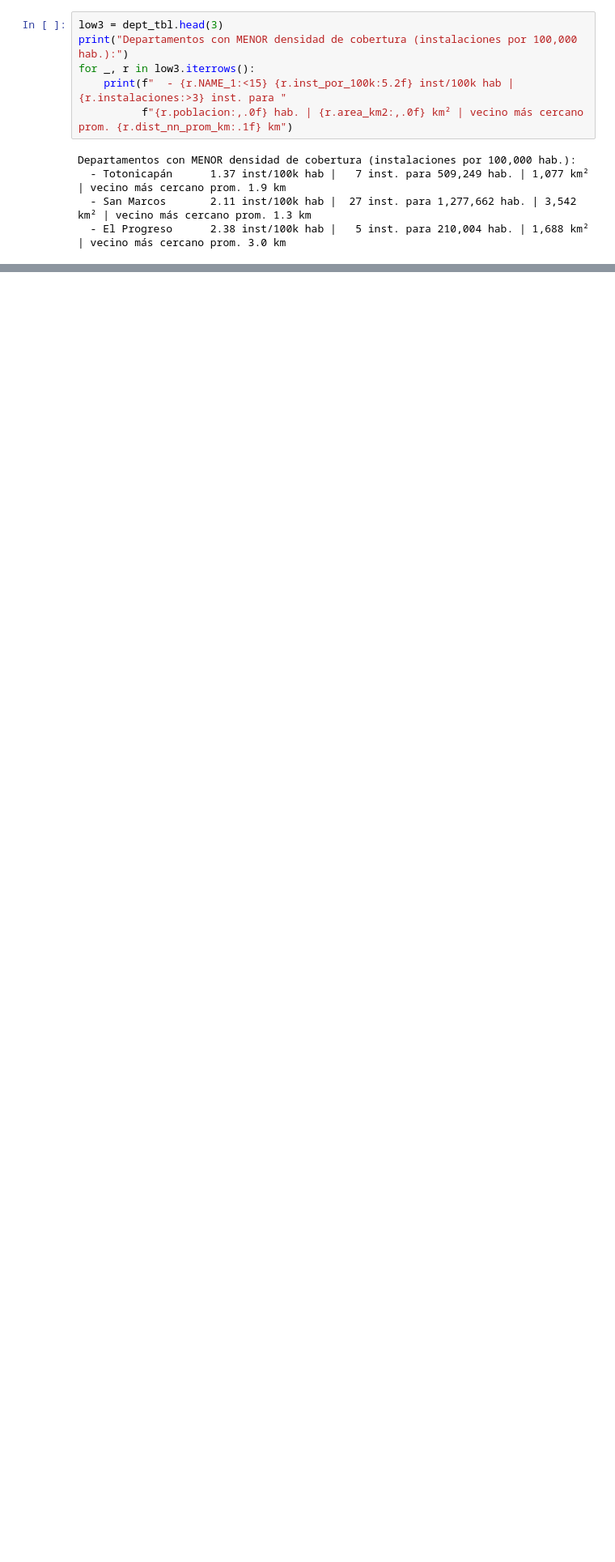
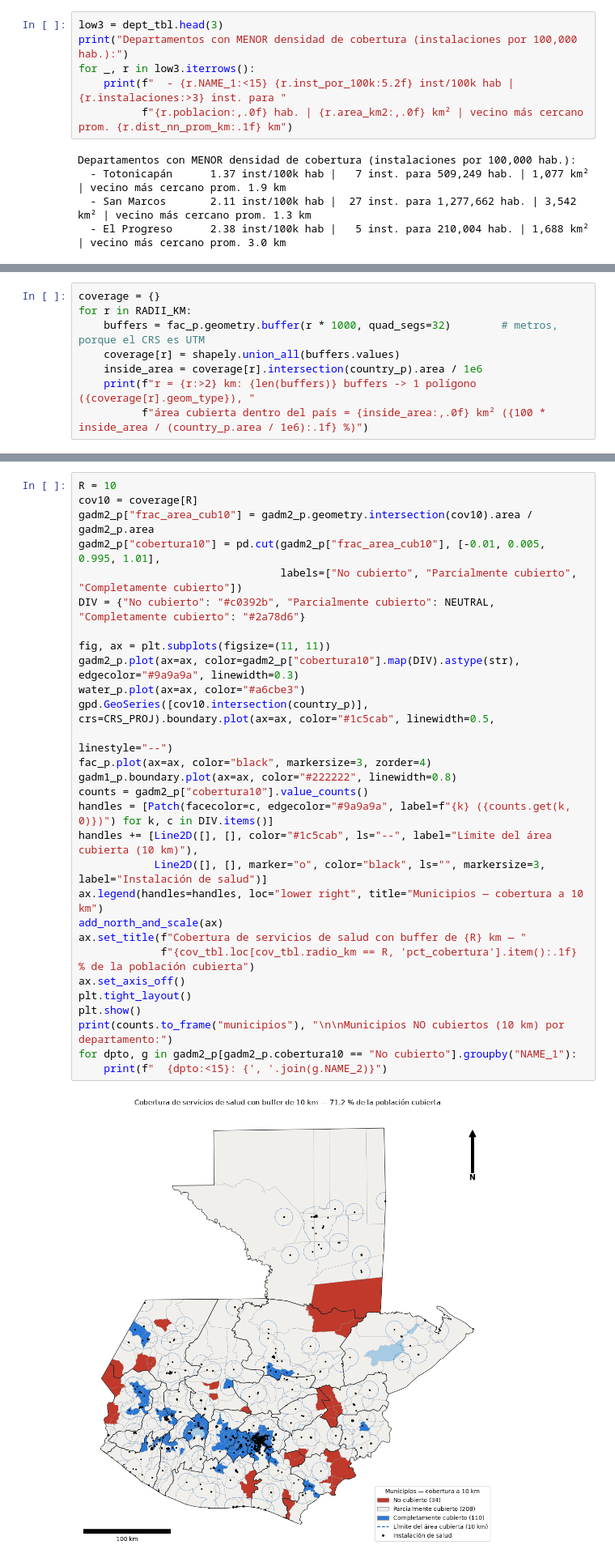
Before and after one commit to Branuvg/lab5_modsim, a Jupyter notebook: lab5.ipynb, the cells around one changed output, grey strips where cells are left out. Shown at 81% size. Saved outputs shown, nothing was run; the diff lists cells and outputs as text; blank space fills up the shorter version.

Commit message:
Task 1.3: buffers de cobertura y poblacion cubierta

```diff
--- a/lab5.ipynb
+++ b/lab5.ipynb
@@ -511,0 +519,8 @@ Departamentos con MENOR densidad de cobertura (instalaciones por 100,000 hab.):
+# %%
+coverage = {}
+for r in RADII_KM:
+    buffers = fac_p.geometry.buffer(r * 1000, quad_segs=32)        # metros, porque el CRS es UTM
+    coverage[r] = shapely.union_all(buffers.values)
+    inside_area = coverage[r].intersection(country_p).area / 1e6
+    print(f"r = {r:>2} km: {len(buffers)} buffers -> 1 polígono ({coverage[r].geom_type}), "
+          f"área cubierta dentro del país = {inside_area:,.0f} km² ({100 * inside_area / (country_p.area / 1e6):.1f} %)")
@@ -511,0 +571,31 @@ Departamentos con MENOR densidad de cobertura (instalaciones por 100,000 hab.):
+# %%
+R = 10
+cov10 = coverage[R]
+gadm2_p["frac_area_cub10"] = gadm2_p.geometry.intersection(cov10).area / gadm2_p.area
+gadm2_p["cobertura10"] = pd.cut(gadm2_p["frac_area_cub10"], [-0.01, 0.005, 0.995, 1.01],
+                                labels=["No cubierto", "Parcialmente cubierto", "Completamente cubierto"])
+DIV = {"No cubierto": "#c0392b", "Parcialmente cubierto": NEUTRAL, "Completamente cubierto": "#2a78d6"}
+
+fig, ax = plt.subplots(figsize=(11, 11))
+gadm2_p.plot(ax=ax, color=gadm2_p["cobertura10"].map(DIV).astype(str), edgecolor="#9a9a9a", linewidth=0.3)
+water_p.plot(ax=ax, color="#a6cbe3")
+gpd.GeoSeries([cov10.intersection(country_p)], crs=CRS_PROJ).boundary.plot(ax=ax, color="#1c5cab", linewidth=0.5,
+                                                                         linestyle="--")
+fac_p.plot(ax=ax, color="black", markersize=3, zorder=4)
+gadm1_p.boundary.plot(ax=ax, color="#222222", linewidth=0.8)
+counts = gadm2_p["cobertura10"].value_counts()
+handles = [Patch(facecolor=c, edgecolor="#9a9a9a", label=f"{k} ({counts.get(k, 0)})") for k, c in DIV.items()]
+handles += [Line2D([], [], color="#1c5cab", ls="--", label="Límite del área cubierta (10 km)"),
+            Line2D([], [], marker="o", color="black", ls="", markersize=3, label="Instalación de salud")]
+ax.legend(handles=handles, loc="lower right", title="Municipios — cobertura a 10 km")
+add_north_and_scale(ax)
+ax.set_title(f"Cobertura de servicios de salud con buffer de {R} km — "
+             f"{cov_tbl.loc[cov_tbl.radio_km == R, 'pct_cobertura'].item():.1f} % de la población cubierta")
+ax.set_axis_off()
+plt.tight_layout()
+plt.show()
+print(counts.to_frame("municipios"), "\n\nMunicipios NO cubiertos (10 km) por departamento:")
+for dpto, g in gadm2_p[gadm2_p.cobertura10 == "No cubierto"].groupby("NAME_1"):
+    print(f"  {dpto:<15}: {', '.join(g.NAME_2)}")
+# %% [output]
+[figure, added]
```
Also changed, not shown: parts of 8 cells of this notebook.
